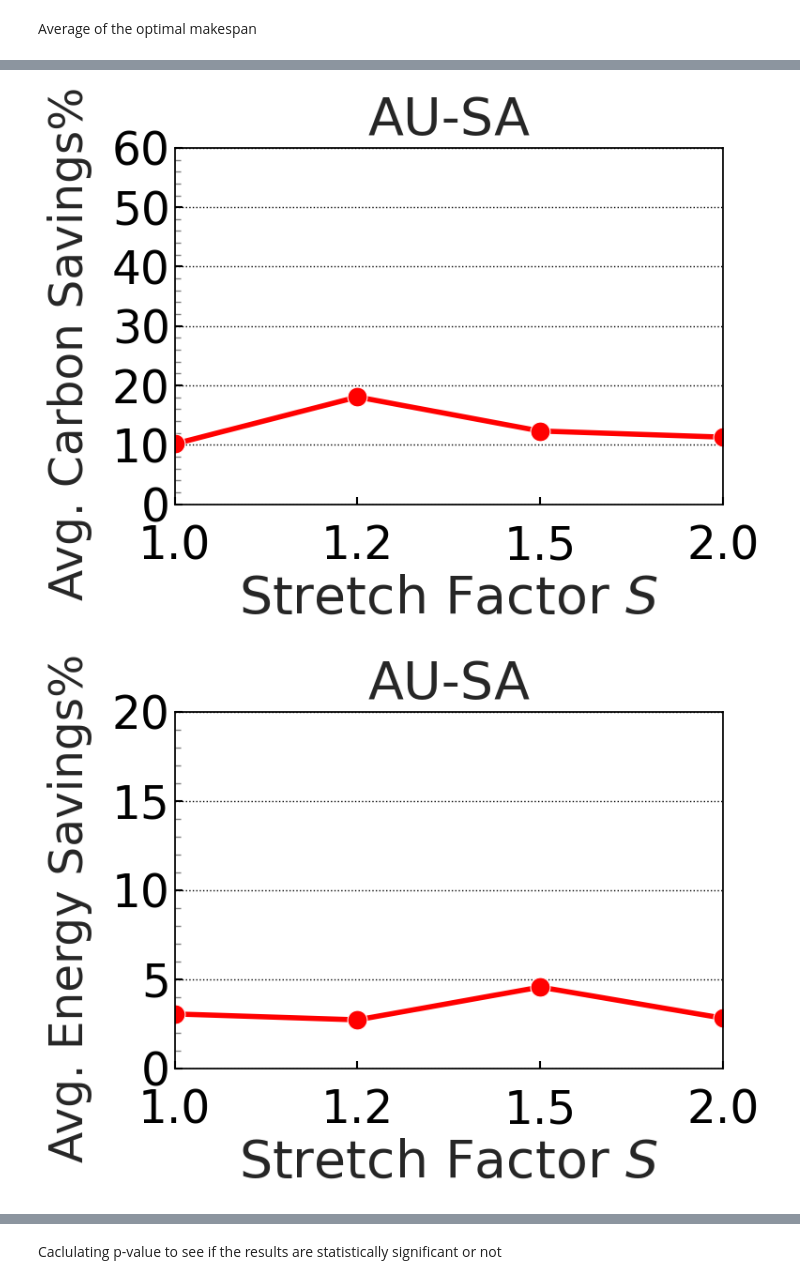
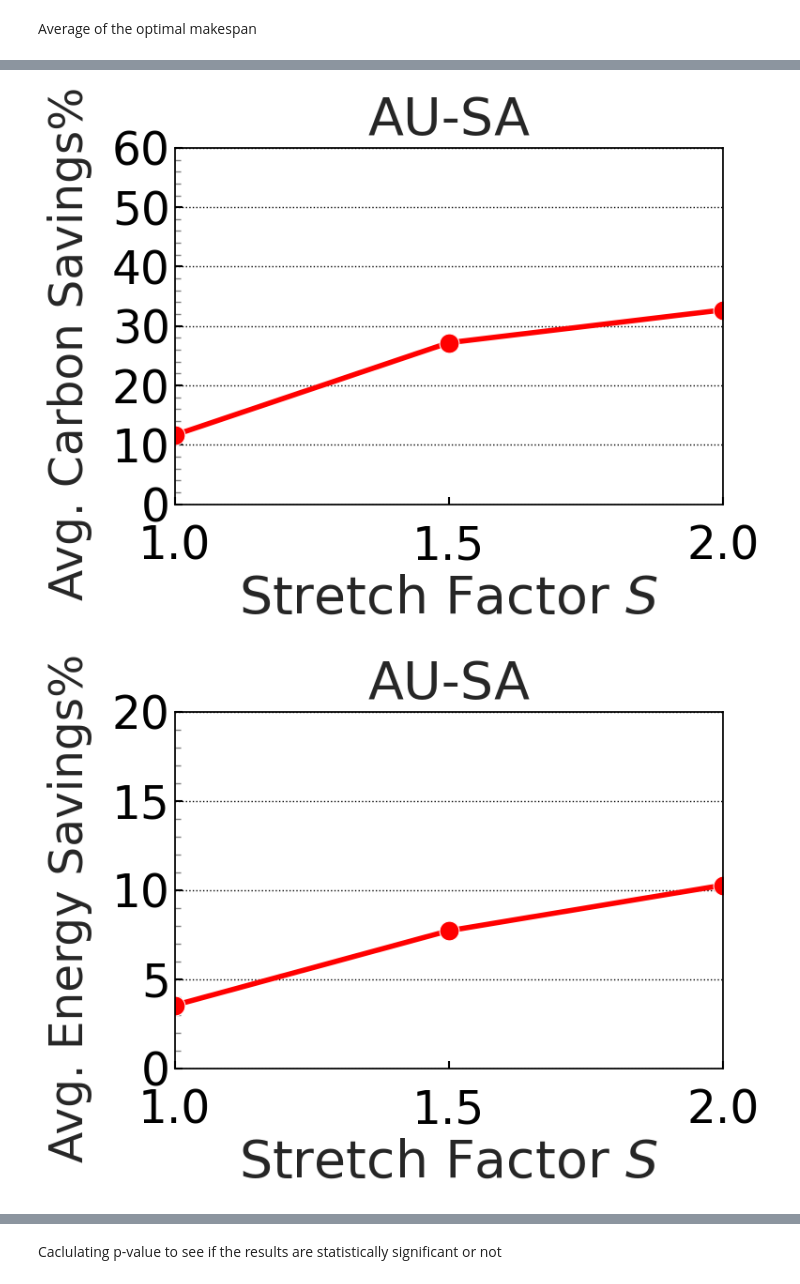
Before and after one commit to rbostandoust/GreenSys26-DAG, a Jupyter notebook: Plot/PlotCode.ipynb, the cells around one changed output, grey strips where cells are left out. Cells and saved outputs as stored; diff of their text form; code cells hidden in the pictures.

```diff
--- a/Plot/PlotCode.ipynb
+++ b/Plot/PlotCode.ipynb
@@ -75,7 +14,7 @@ location = "AU-SA"
 folder_type = "Heterogen_Energy"
 ############
 mixed_objective = True # for energy-aware optimization that had a tie braker of carbon term
-variable_timers = False
+variable_timers = True
 DAG = True
 ############
 # root_dir = f"../Logs/GeneralExp"
@@ -238,8 +176,8 @@ if DAG and variable_timers:
 save_data = True
 if save_data:
     save_path = f"{root_dir}/{num_jobs}J_{num_servers}S_{num_operations}O_LinePlot_{plot_title}.csv"
-    if mixed_objective:
-        save_file_path = f"{root_dir}/{num_jobs}J_{num_servers}S_{num_operations}O_WithTieBreaker_LinePlot_{plot_title}.csv"
+    # if mixed_objective:
+    #     save_file_path = f"{root_dir}/{num_jobs}J_{num_servers}S_{num_operations}O_WithTieBreaker_LinePlot_{plot_title}.csv"
     directory = os.path.dirname(save_path)
     os.makedirs(directory, exist_ok=True)
     df_plot.to_csv(save_path, index = False)
@@ -310,35 +248,35 @@ for plot_index, plot_type in enumerate(plot_types):
     # Black border and ticks
     ax.tick_params(axis='both', color='black', labelcolor='black')
     for spine in ax.spines.values():
         spine.set_edgecolor('black')
 
     ax.set_title(f"{plot_title}", fontsize=40, pad=10)
 
     # Annotate each point with UtilizationRatio
     if utilization_annotation:
         if plot_type == "Carbon Savings":
             for index, row in df_plot.iterrows():
                 utilization_ratio = row['UtilizationRatio']
                 x_pos = row['SlackCoeff']
                 y_pos = row[column_names[plot_index]]
 
                 # If it's the first point, adjust it slightly to the right
                 if index == 0:
                     ax.text(float(x_pos) - 0.9, y_pos + 3, f"{utilization_ratio:.2f}%",
                             color='black', fontsize=12, ha='center', va='bottom')
                 else:
                     ax.text(x_pos, y_pos + 1.5, f"{utilization_ratio:.2f}%",
                             color='black', fontsize=12, ha='center', va='bottom')
 
     plt.tight_layout()
     if save_fig:
         plt.savefig(save_file_path, dpi=300, bbox_inches='tight')
         pdf_save_path = save_file_path.replace(".png", ".pdf")
         plt.savefig(pdf_save_path, format='pdf', dpi=300, bbox_inches='tight')
     plt.show()
 # %% [output]
-[figure, old version]
+[figure, new version]
-[figure, old version]
+[figure, new version]
 # %%
 import matplotlib.pyplot as plt
 import seaborn as sns
```
Also changed, not shown: parts of 21 cells of this notebook, 26 other files.
